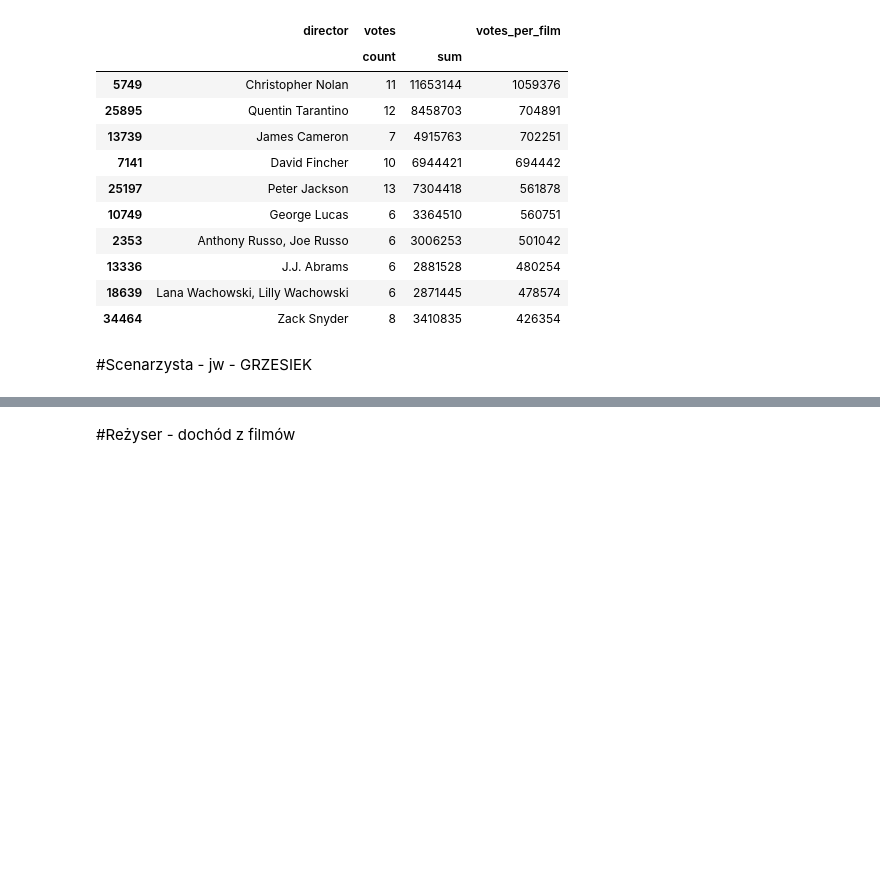
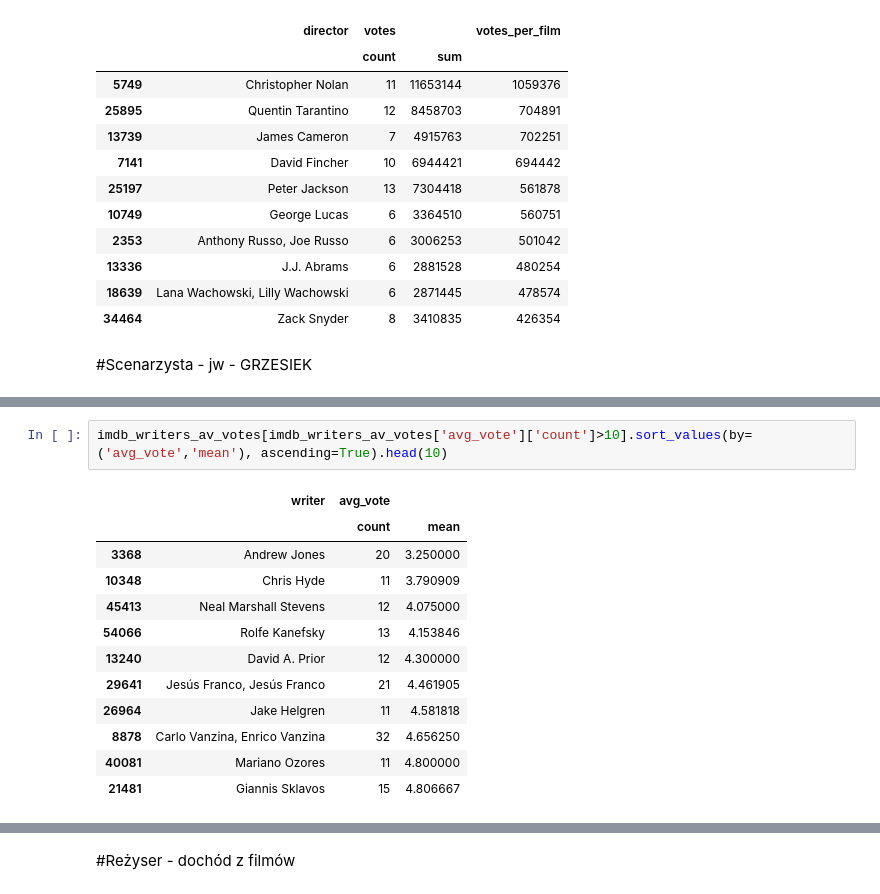
Before and after one commit to KatBotkowska/CodersCrew, a Jupyter notebook: Netflix_data.ipynb, the cells around one changed output, grey strips where cells are left out. Drawn from its saved outputs; the diff is of its cells as text; blank space fills up the shorter version.

```diff
--- a/Netflix_data.ipynb
+++ b/Netflix_data.ipynb
@@ -938,0 +957,15 @@ imdb_directors_sum_votes[imdb_directors_sum_votes['votes']['count']>5].sort_valu
+# %%
+imdb_writers_av_votes[imdb_writers_av_votes['avg_vote']['count']>10].sort_values(by=('avg_vote','mean'), ascending=True).head(10)
+# %% [output]
+|  | writer | avg_vote |  |
+|  |  | count | mean |
+| 3368 | Andrew Jones | 20 | 3.250000 |
+| 10348 | Chris Hyde | 11 | 3.790909 |
+| 45413 | Neal Marshall Stevens | 12 | 4.075000 |
+| 54066 | Rolfe Kanefsky | 13 | 4.153846 |
+| 13240 | David A. Prior | 12 | 4.300000 |
+| 29641 | Jesús Franco, Jesús Franco | 21 | 4.461905 |
+| 26964 | Jake Helgren | 11 | 4.581818 |
+| 8878 | Carlo Vanzina, Enrico Vanzina | 32 | 4.656250 |
+| 40081 | Mariano Ozores | 11 | 4.800000 |
+| 21481 | Giannis Sklavos | 15 | 4.806667 |
```
Also changed, not shown: parts of 16 cells of this notebook.
